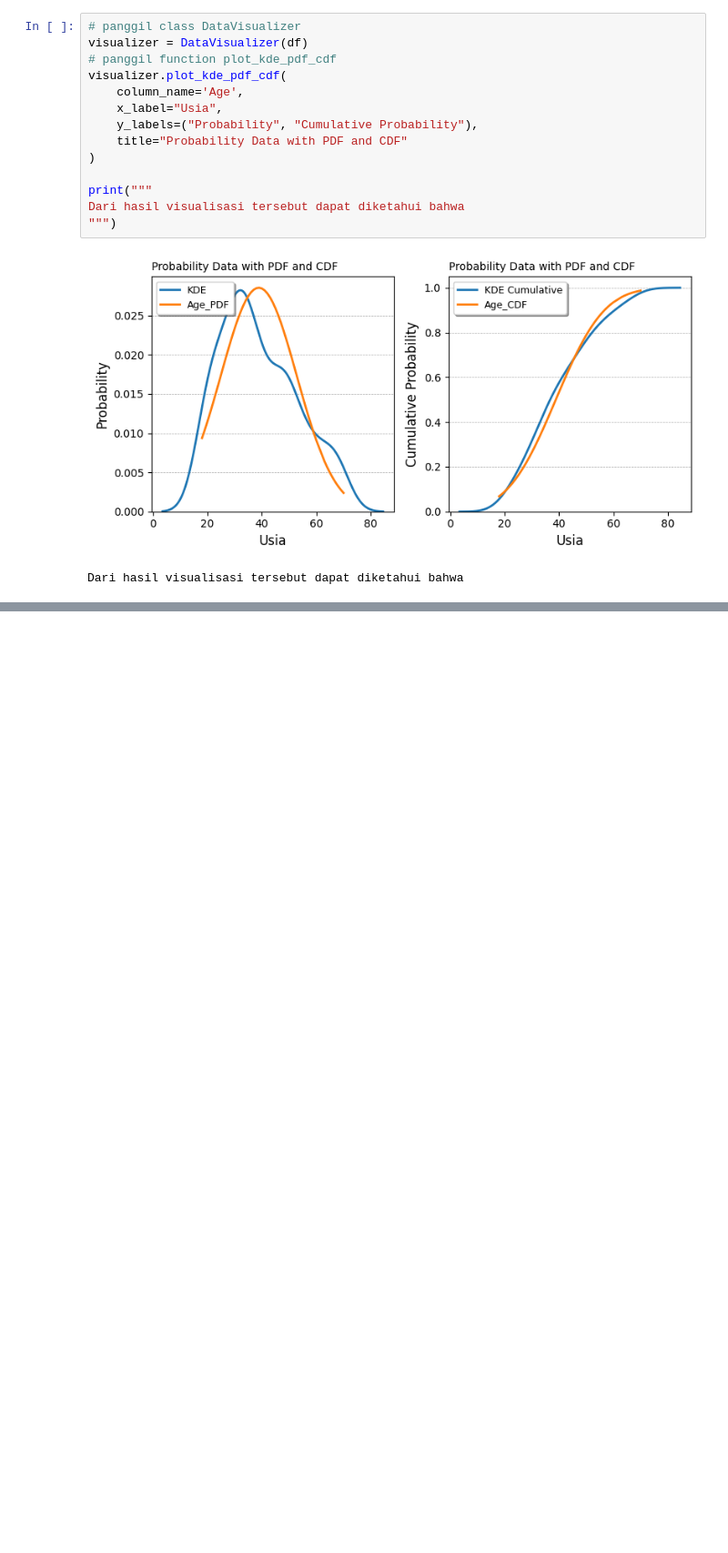
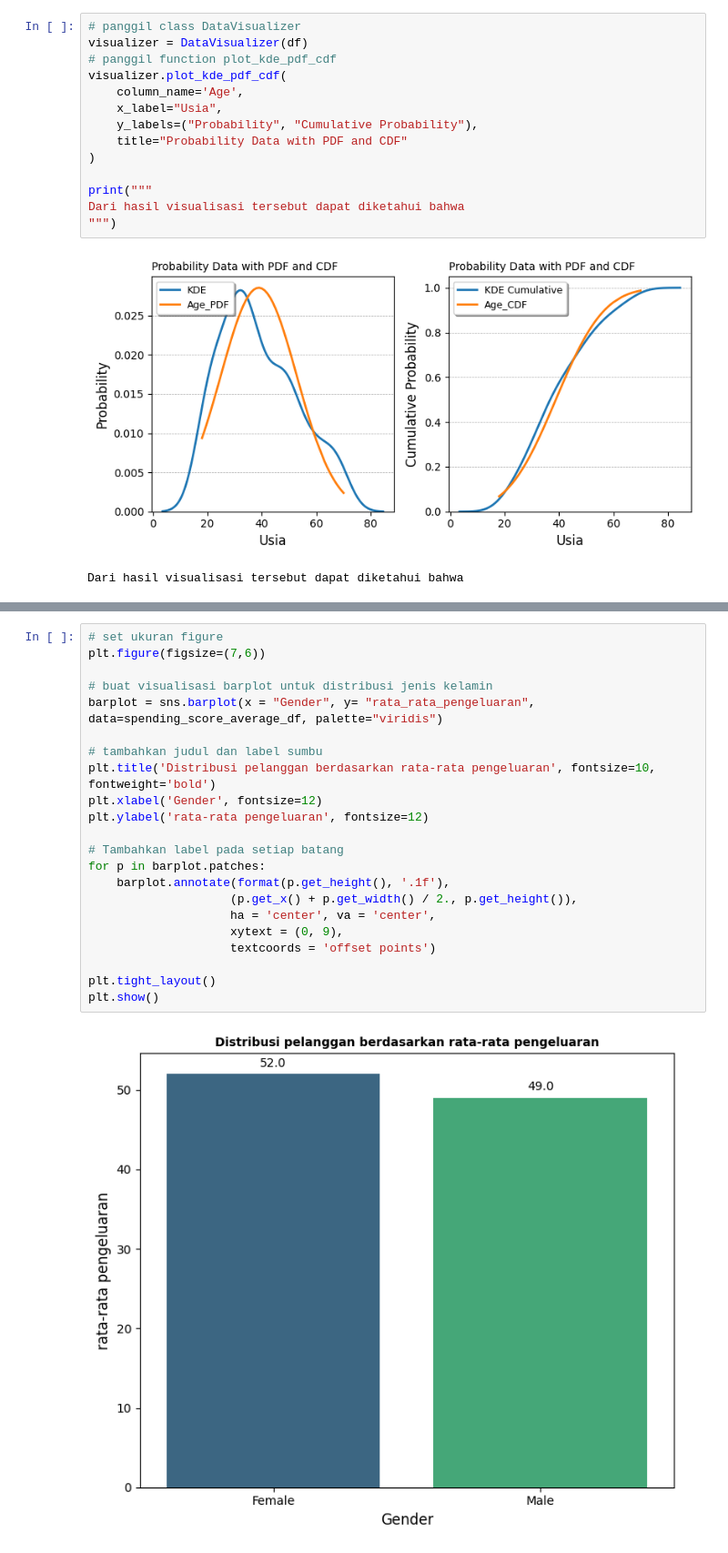
Before and after one commit to BlackBox-Ops/ML-Customer-Segmentation, a Jupyter notebook: notebooks/analisis_eda.ipynb, the cells around one changed output, grey strips where cells are left out. Shown at 91% size. Saved outputs shown, nothing was run; the diff lists cells and outputs as text; blank space fills up the shorter version.

```diff
--- a/notebooks/analisis_eda.ipynb
+++ b/notebooks/analisis_eda.ipynb
@@ -353,0 +536,24 @@ Dari hasil visualisasi tersebut dapat diketahui bahwa
+# %%
+# set ukuran figure
+plt.figure(figsize=(7,6))
+
+# buat visualisasi barplot untuk distribusi jenis kelamin
+barplot = sns.barplot(x = "Gender", y= "rata_rata_pengeluaran", data=spending_score_average_df, palette="viridis")
+
+# tambahkan judul dan label sumbu
+plt.title('Distribusi pelanggan berdasarkan rata-rata pengeluaran', fontsize=10, fontweight='bold')
+plt.xlabel('Gender', fontsize=12)
+plt.ylabel('rata-rata pengeluaran', fontsize=12)
+
+# Tambahkan label pada setiap batang
+for p in barplot.patches:
+    barplot.annotate(format(p.get_height(), '.1f'),
+                    (p.get_x() + p.get_width() / 2., p.get_height()),
+                    ha = 'center', va = 'center',
+                    xytext = (0, 9),
+                    textcoords = 'offset points')
+
+plt.tight_layout()
+plt.show()
+# %% [output]
+[figure, added]
```
Also changed, not shown: parts of 10 cells of this notebook.
